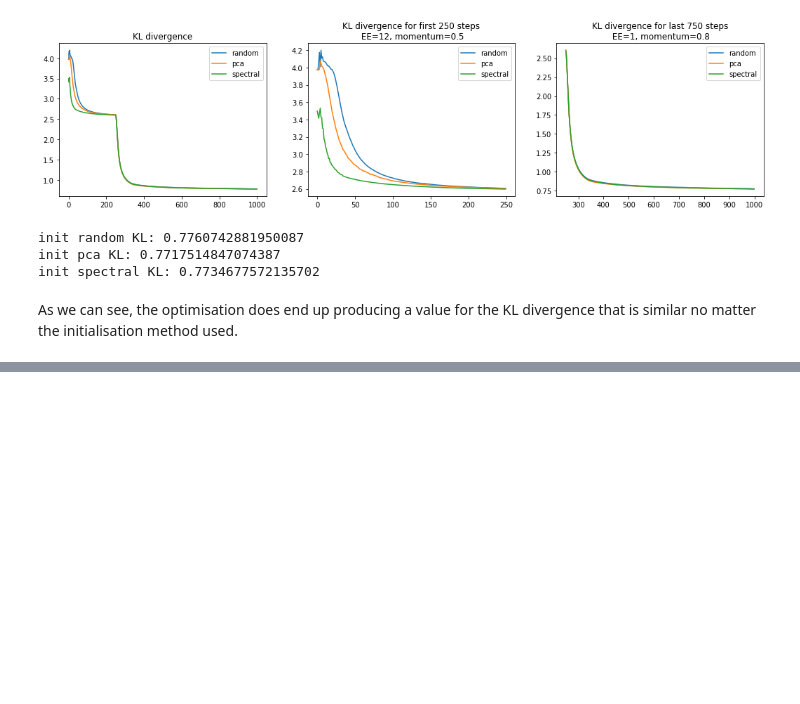
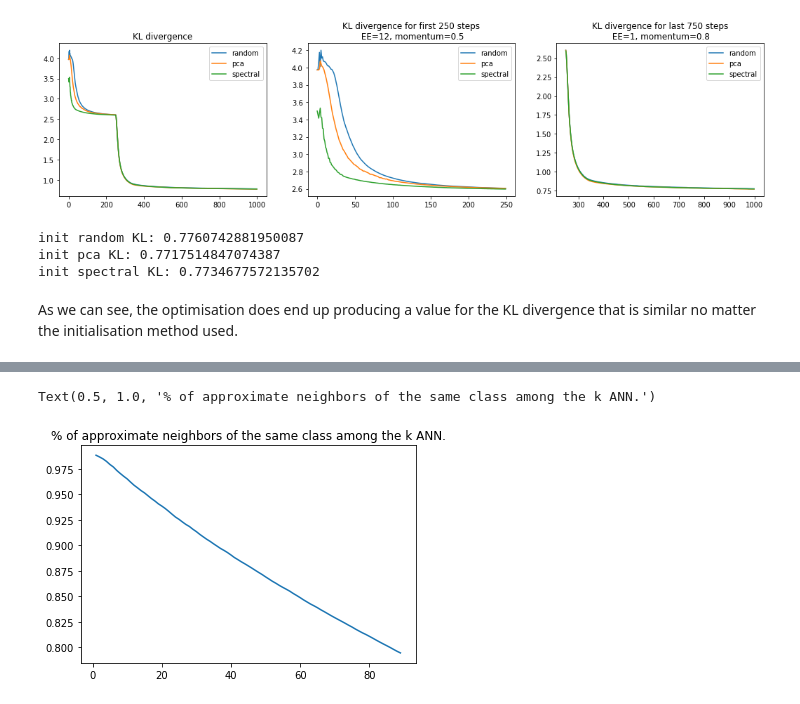
Before and after one commit to toinsson/raviz, a Jupyter notebook: Experiments.ipynb, the cells around one changed output, grey strips where cells are left out. Cells and saved outputs as stored; diff of their text form; code cells hidden in the pictures; blank space fills up the shorter version.

```diff
--- a/Experiments.ipynb
+++ b/Experiments.ipynb
@@ -294,0 +228,13 @@ display(w)
+# %%
+neighbors = aff._PerplexityBasedNN__neighbors
+# %%
+knn_perf = []
+for i in range(neighbors.shape[1]):
+    knn_perf.append(np.mean(np.mean(y_train[neighbors[:, :i]] == y_train[:, None], axis=1)))
+# %%
+fig, ax = plt.subplots()
+ax.plot(knn_perf)
+ax.set_title("% of approximate neighbors of the same class among the k ANN.")
+# %% [output]
+Text(0.5, 1.0, '% of approximate neighbors of the same class among the k ANN.')
+[figure, added]
```
Also changed, not shown: parts of 23 cells of this notebook, 2 other files.
